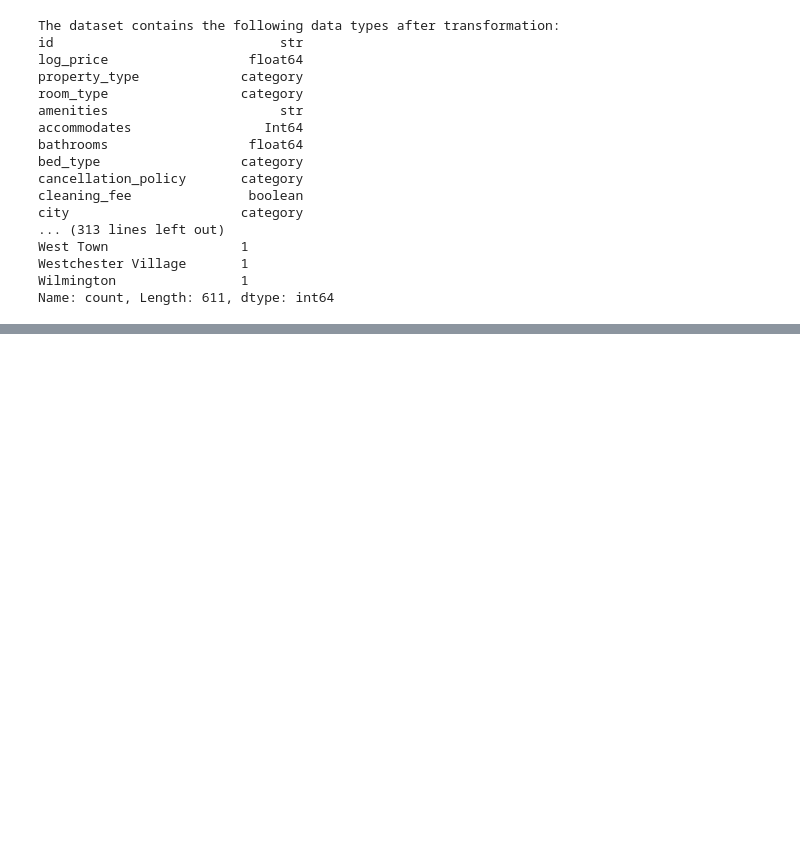
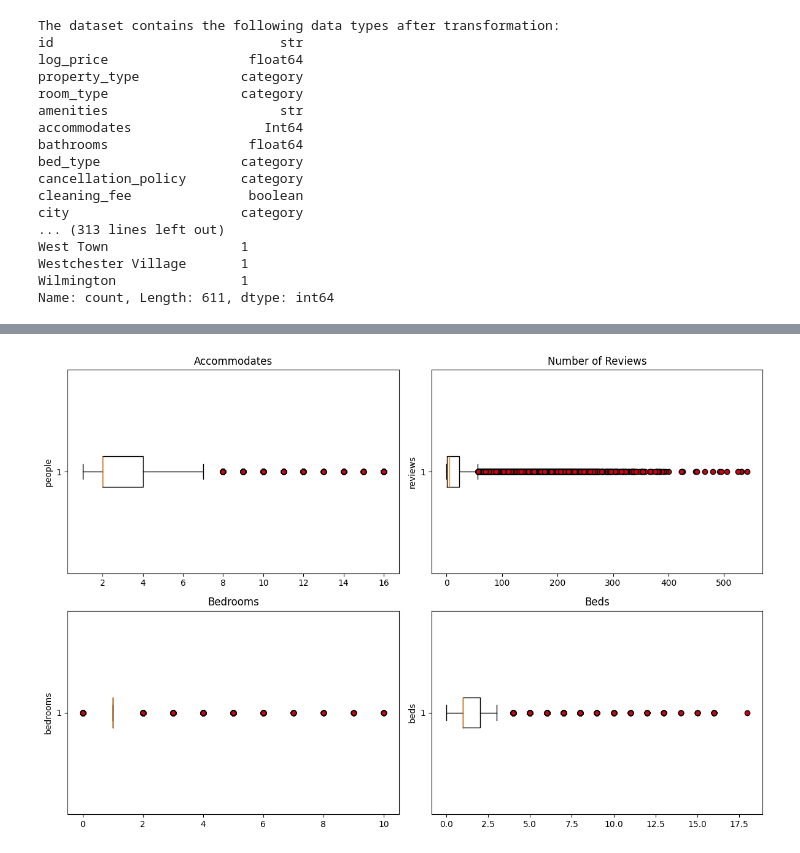
Before and after one commit to flamboyant14/airbnbPricePredictionModel, a Jupyter notebook: cddProyectoFinal.ipynb, the cells around one changed output, grey strips where cells are left out. Cells and saved outputs as stored; diff of their text form; code cells hidden in the pictures; blank space fills up the shorter version.

```diff
--- a/cddProyectoFinal.ipynb
+++ b/cddProyectoFinal.ipynb
@@ -238,0 +317,24 @@ Name: count, Length: 611, dtype: int64
+# %%
+# boxplots to detect outliers
+figure, axes = plt.subplots(2,2, figsize=(12,8))
+outlierMarkers = dict(markerfacecolor='#c20811', marker='o')
+axes[0,0].boxplot(df["accommodates"], flierprops=outlierMarkers, vert=False)
+axes[0,0].set_ylabel("people")
+axes[0,0].set_title("Accommodates")
+
+axes[0,1].boxplot(df["number_of_reviews"], flierprops=outlierMarkers, vert=False)
+axes[0,1].set_ylabel("reviews")
+axes[0,1].set_title("Number of Reviews")
+
+axes[1,0].boxplot(df["bedrooms"].dropna(), flierprops=outlierMarkers, vert=False)
+axes[1,0].set_ylabel("bedrooms")
+axes[1,0].set_title("Bedrooms")
+
+axes[1,1].boxplot(df["beds"].dropna(), flierprops=outlierMarkers, vert=False)
+axes[1,1].set_ylabel("beds")
+axes[1,1].set_title("Beds")
+
+plt.tight_layout()
+plt.show()
+# %% [output]
+[figure, added]
```
Also changed, not shown: parts of 19 cells of this notebook.
